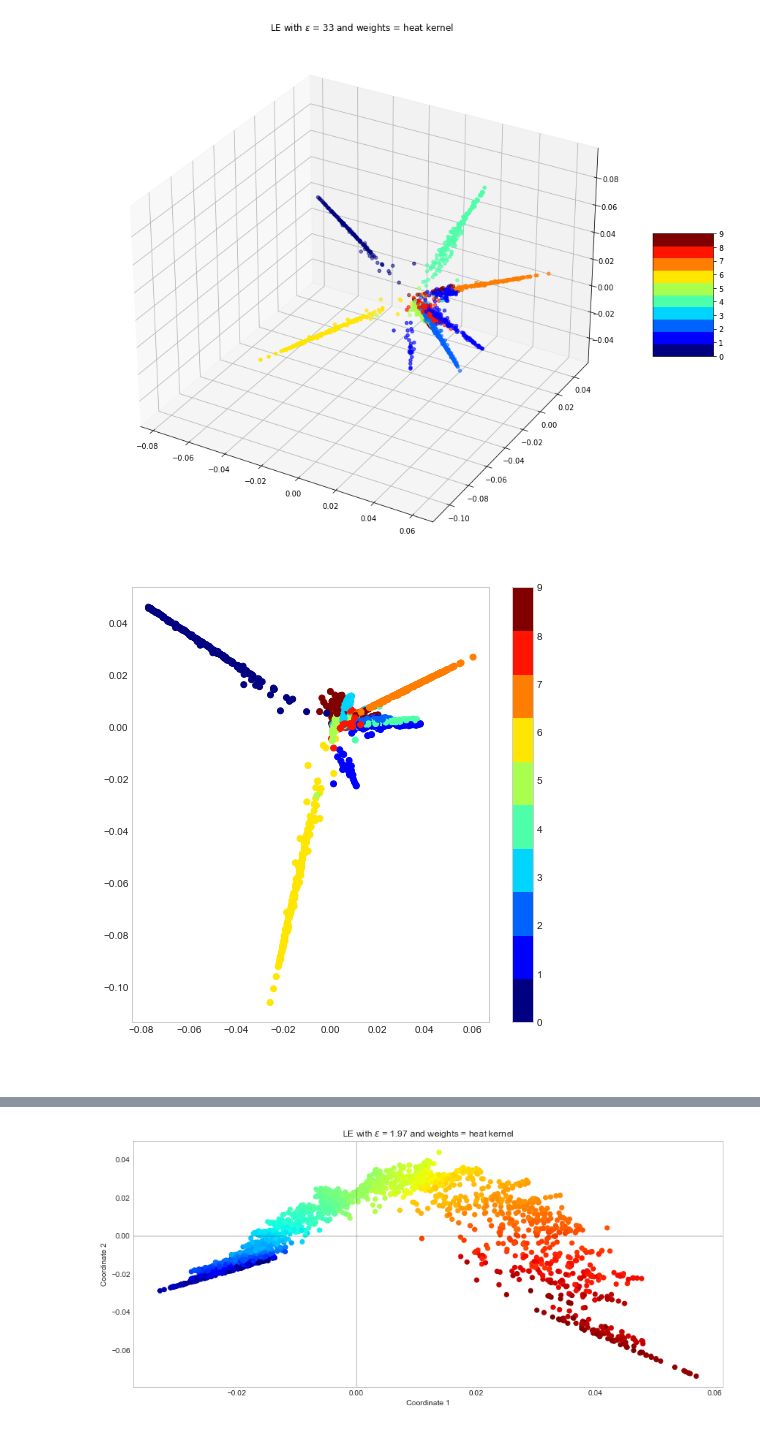
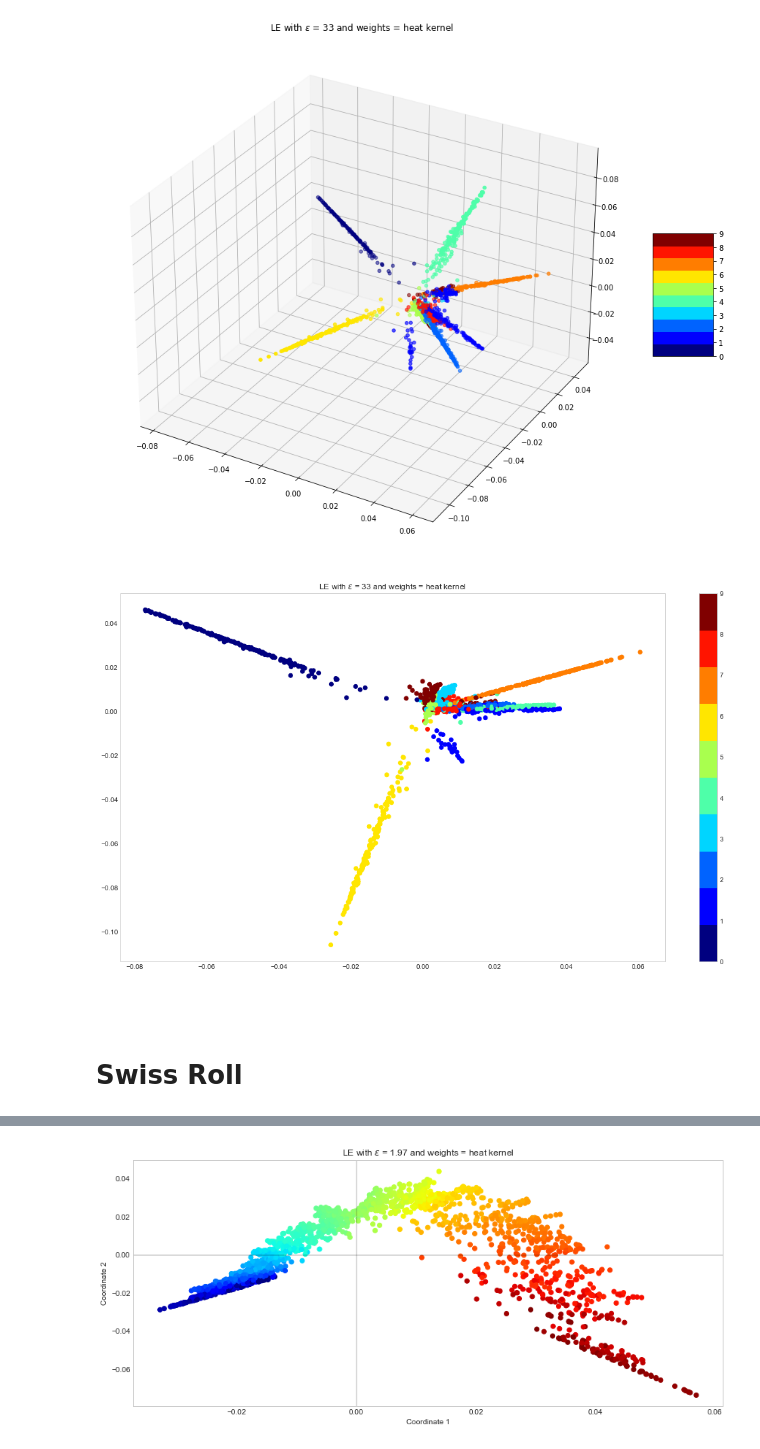
Before and after one commit to JAVI897/Laplacian-Eigenmaps, a Jupyter notebook: example LE.ipynb, the cells around one changed output, grey strips where cells are left out. Cells and saved outputs as stored; diff of their text form; code cells hidden in the pictures.

```diff
--- a/example LE.ipynb
+++ b/example LE.ipynb
@@ -22,13 +24,16 @@ plt.show()
 [figure]
 # %%
 plt.style.use('seaborn-whitegrid')
-fig = plt.figure(figsize = (8, 8))
+fig = plt.figure(figsize = (18, 10))
 plt.scatter(Y_digits[:, 0], Y_digits[:, 1], c=labels, cmap=plt.cm.get_cmap('jet', 10))
 plt.colorbar(ticks=range(10))
+plt.title('LE with $\epsilon$ = {} and weights = {}'.format(le_digits.eps, le_digits.weights))
 plt.grid(False)
 # %% [output]
-[figure, old version]
+[figure, new version]
 # %% [markdown]
 <br>
+# %% [markdown]
+# Swiss Roll
 # %%
 X, color = datasets.samples_generator.make_swiss_roll(n_samples=2000, random_state = 2456)
```
Also changed, not shown: parts of 9 cells of this notebook.
